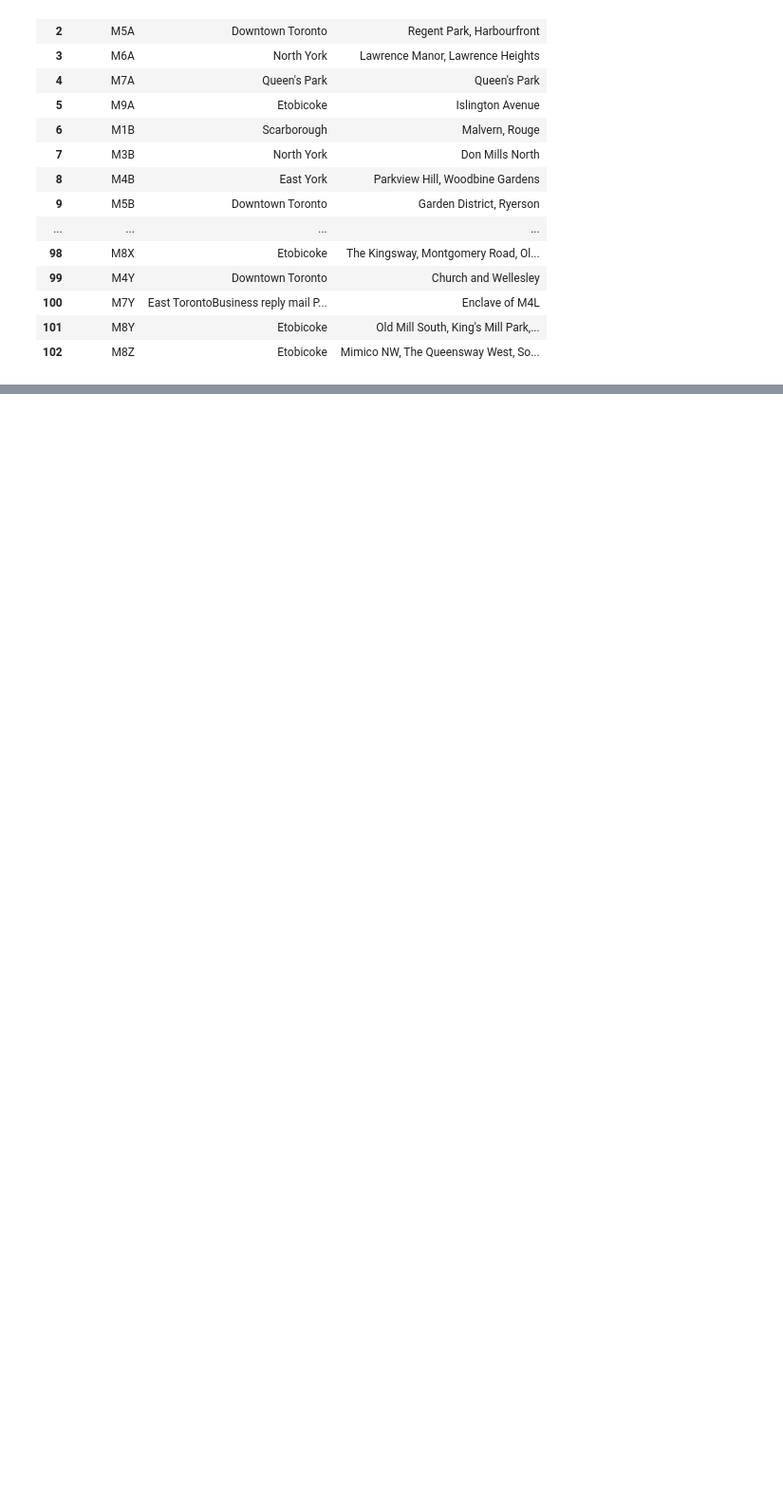
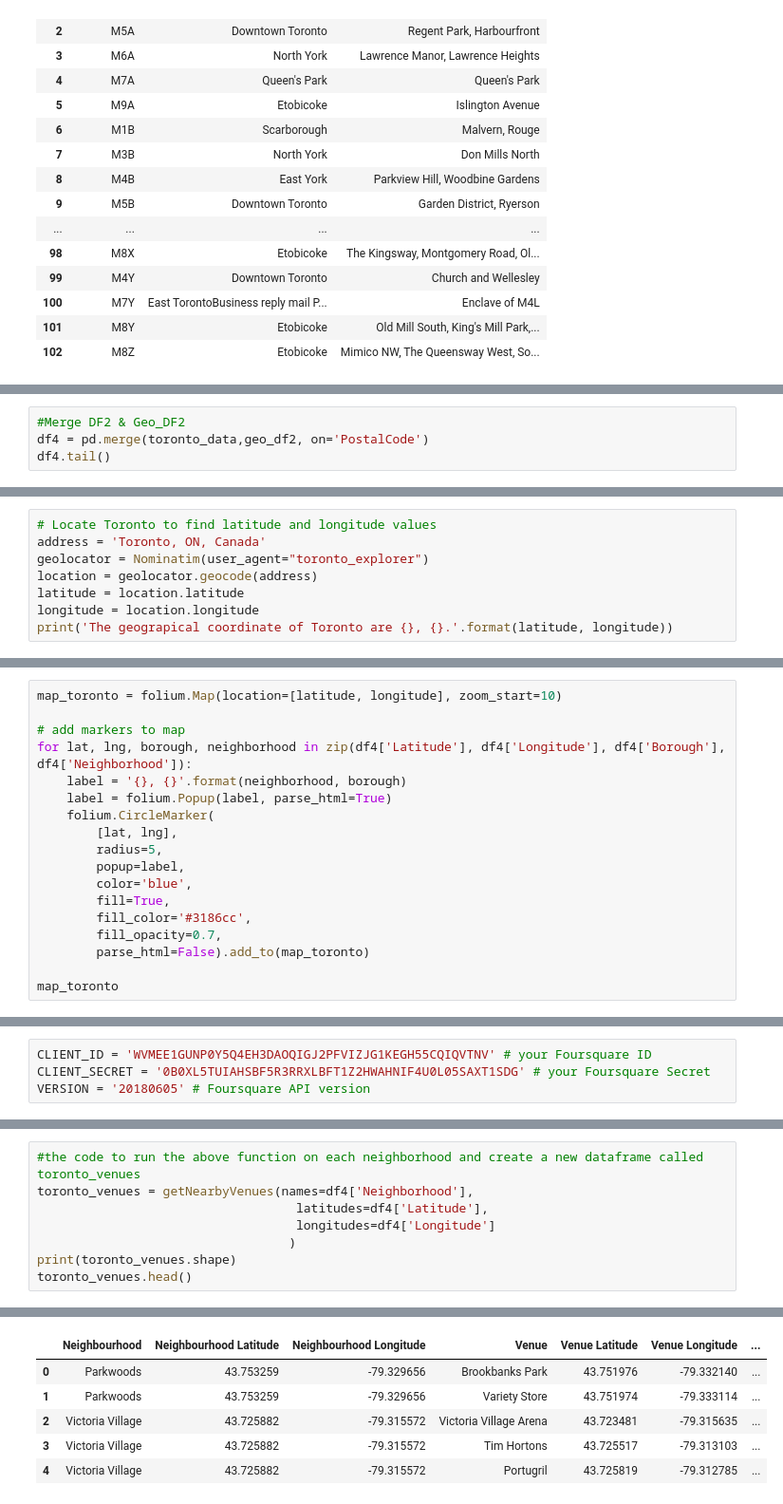
Before and after one commit to diegofermh4/Coursera_Capstone, a Jupyter notebook: Segmenting and Clustering Neighborhoods in Toronto.ipynb, the cells around one changed output, grey strips where cells are left out. Shown at 95% size. Drawn from its saved outputs; the diff is of its cells as text; blank space fills up the shorter version.

```diff
--- a/Segmenting and Clustering Neighborhoods in Toronto.ipynb
+++ b/Segmenting and Clustering Neighborhoods in Toronto.ipynb
@@ -85,0 +115,4 @@ toronto_data
+# %%
+#Merge DF2 & Geo_DF2
+df4 = pd.merge(toronto_data,geo_df2, on='PostalCode')
+df4.tail()
@@ -85,0 +128,8 @@ toronto_data
+# %%
+# Locate Toronto to find latitude and longitude values
+address = 'Toronto, ON, Canada'
+geolocator = Nominatim(user_agent="toronto_explorer")
+location = geolocator.geocode(address)
+latitude = location.latitude
+longitude = location.longitude
+print('The geograpical coordinate of Toronto are {}, {}.'.format(latitude, longitude))
@@ -85,0 +138,18 @@ toronto_data
+# %%
+map_toronto = folium.Map(location=[latitude, longitude], zoom_start=10)
+
+# add markers to map
+for lat, lng, borough, neighborhood in zip(df4['Latitude'], df4['Longitude'], df4['Borough'], df4['Neighborhood']):
+    label = '{}, {}'.format(neighborhood, borough)
+    label = folium.Popup(label, parse_html=True)
+    folium.CircleMarker(
+        [lat, lng],
+        radius=5,
+        popup=label,
+        color='blue',
+        fill=True,
+        fill_color='#3186cc',
+        fill_opacity=0.7,
+        parse_html=False).add_to(map_toronto)
+
+map_toronto
@@ -85,0 +158,4 @@ toronto_data
+# %%
+CLIENT_ID = 'WVMEE1GUNP0Y5Q4EH3DAOQIGJ2PFVIZJG1KEGH55CQIQVTNV' # your Foursquare ID
+CLIENT_SECRET = '0B0XL5TUIAHSBF5R3RRXLBFT1Z2HWAHNIF4U0L05SAXT1SDG' # your Foursquare Secret
+VERSION = '20180605' # Foursquare API version
@@ -85,0 +207,9 @@ toronto_data
+# %%
+#the code to run the above function on each neighborhood and create a new dataframe called toronto_venues
+toronto_venues = getNearbyVenues(names=df4['Neighborhood'],
+                                   latitudes=df4['Latitude'],
+                                   longitudes=df4['Longitude']
+                                  )
+print(toronto_venues.shape)
+toronto_venues.head()
+# %% [output]
@@ -85,0 +233,6 @@ toronto_data
+|  | Neighbourhood | Neighbourhood Latitude | Neighbourhood Longitude | Venue | Venue Latitude | Venue Longitude | ... |
+| 0 | Parkwoods | 43.753259 | -79.329656 | Brookbanks Park | 43.751976 | -79.332140 | ... |
+| 1 | Parkwoods | 43.753259 | -79.329656 | Variety Store | 43.751974 | -79.333114 | ... |
+| 2 | Victoria Village | 43.725882 | -79.315572 | Victoria Village Arena | 43.723481 | -79.315635 | ... |
+| 3 | Victoria Village | 43.725882 | -79.315572 | Tim Hortons | 43.725517 | -79.313103 | ... |
+| 4 | Victoria Village | 43.725882 | -79.315572 | Portugril | 43.725819 | -79.312785 | ... |
```
Also changed, not shown: parts of 10 cells of this notebook.
